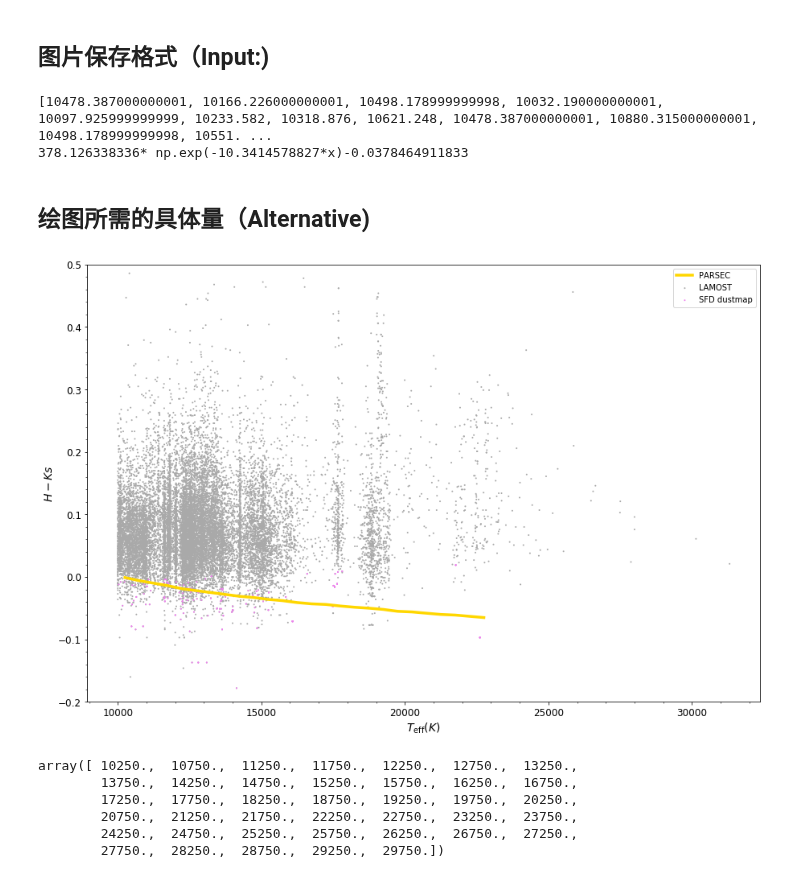
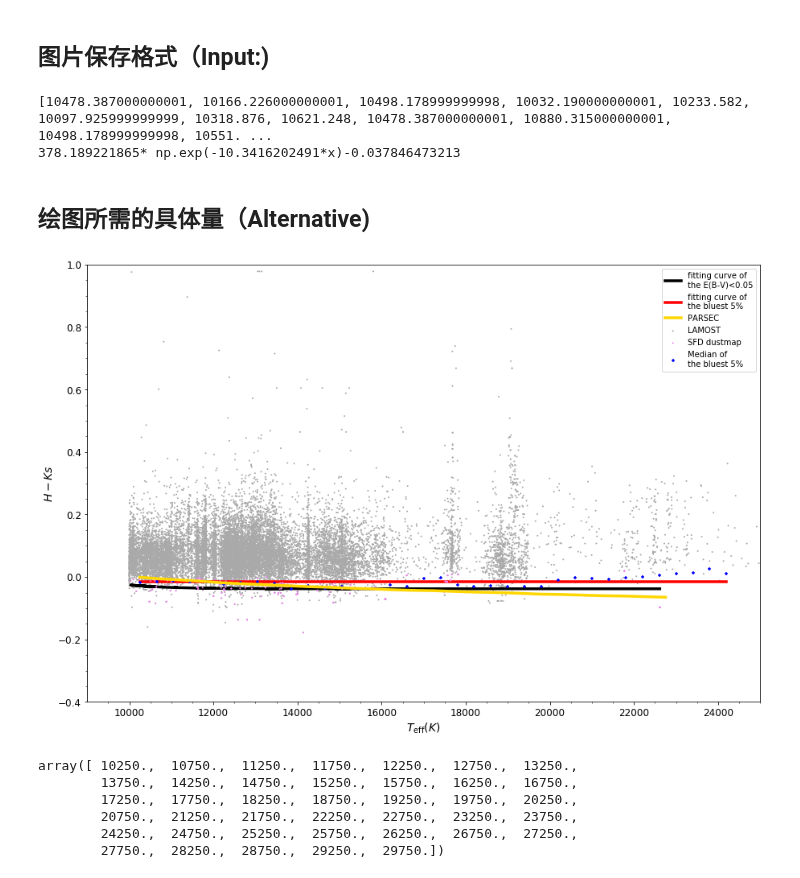
Before and after one commit to DengDingshan/OBIC_serious, a Jupyter notebook: LAMOST_fitcurve_pandas-New2.ipynb, the cells around one changed output. Cells and saved outputs as stored; diff of their text form; code cells hidden in the pictures.

```diff
--- a/LAMOST_fitcurve_pandas-New2.ipynb
+++ b/LAMOST_fitcurve_pandas-New2.ipynb
@@ -41,7 +41,7 @@ data_dir = '/Users/SY/Desktop/obic/data/'
 #data_dir = '/Users/dengdingshan/Documents/data/obic/'
 # %%
 #read as pandas
-starcatalog_fram = pd.read_csv(data_dir + 'new8582_lamost_sfd_2mass.csv')
+starcatalog_fram = pd.read_csv(data_dir + 'new8582_lamost_sfd_part_2mass.csv')
 
 ###########
 
@@ -503,6 +503,7 @@ savename5 = save + date_now + cc1 + cc2 + 'FEH'+'Plus'+'8582new'+'.png'
 savename6 = save + date_now + cc1 + cc2 + 'FEH'+'Plus'+'_sdssno'+'.png'
 savename7 = save + date_now + cc1 + cc2 + 'FEH'+'Plus'+'galexyes'+'.png'
 savename8 = save + date_now + cc1 + cc2 + 'FEH'+'Plus'+'8582new'+'pure'+'.png'
+savename9 = save + date_now + cc1 + cc2 + 'FEH'+'Plus'+'8582new'+'part'+'.png'
 # %%
 # plt hist of ebv
 
@@ -527,13 +528,13 @@ print(str(popt_sfd[0])+'* np.exp('+str(-popt_sfd[1])+'*x)'+str(popt_sfd[2])) #
 # print(fitcurve) #在屏幕上打印拟合多项式
 # SFD_vals=fitcurve(SFD_catalog_teff)
 # %% [output]
-[10478.387000000001, 10166.226000000001, 10498.178999999998, 10032.190000000001, 10097.925999999999, 10233.582, 10318.876, 10621.248, 10478.387000000001, 10880.315000000001, 10498.178999999998, 10551. ...
-378.126338336* np.exp(-10.3414578827*x)-0.0378464911833
+[10478.387000000001, 10166.226000000001, 10498.178999999998, 10032.190000000001, 10233.582, 10097.925999999999, 10318.876, 10621.248, 10478.387000000001, 10880.315000000001, 10498.178999999998, 10551. ...
+378.189221865* np.exp(-10.3416202491*x)-0.037846473213
 # %% [markdown]
 ## 绘图所需的具体量（Alternative)
 # %%
 #PLT
-plt.figure(1,figsize=(15, 10))
+ax = plt.figure(1,figsize=(15, 10))
 plt.xlabel('$T_\mathrm{eff}(K)$',fontsize=14)
 plt.ylabel(ylabel,fontsize=14)
 
@@ -545,45 +546,46 @@ plt.scatter(starcatalog_fram_fil[teff], starcatalog_fram_fil[color1]-starcatalog
 plt.scatter(SFD_catalog_teff,SFD_catalog_color,alpha=1,edgecolors='None',c='violet',s=4,label='SFD dustmap',zorder=2)
 
 # SFD fitcurve
-#plt.plot(SFD_catalog_teff, SFD_vals, c='black',linewidth = 3.5,label='fitting curve of \nthe E(B-V)<0.05',zorder=1)
+plt.plot(SFD_catalog_teff, SFD_vals, c='black',linewidth = 3.5,label='fitting curve of \nthe E(B-V)<0.05',zorder=1)
 
 # ic plot from blue edge
-#plt.plot(int_teff, colorvals, c='r',linewidth = 3.5,label='fitting curve of \nthe bluest 5%',zorder=1,alpha=1)
+plt.plot(int_teff, colorvals, c='r',linewidth = 3.5,label='fitting curve of \nthe bluest 5%',zorder=1,alpha=1)
 
 # ic from blue edge
-#plt.scatter(int_teff, int_color, edgecolors='None',c='b', marker = '+',s=11,label='Median of\nthe bluest 5%',zorder=2)
+plt.scatter(int_teff, int_color, edgecolors='None',c='b', marker = '+',s=11,label='Median of\nthe bluest 5%',zorder=2)
 
 # ic from Allen's work
 # plt.scatter(BBFrame_fil['Teff'],BBFrame_fil['J-H'],c='lime',s=11,label='Allen',zorder=2)
 
 #ic from parsec
 #plt.scatter(parsec_teff,parsec_color,c='gold',s=5,label='PARSEC',zorder=2)
 plt.plot(parsec_teff, parsec_color, c='gold',linewidth = 3.5,label='PARSEC',zorder=2,alpha=1)
 ### Draw the plot
 
 # plt.xlabel('$T_\mathrm{eff}$'); plt.ylabel(ylabel)
 #plt.scatter(BBFrame_fil['Teff'],BBFrame_fil['J-H'],c='lightgreen',s=15,label='Allen')
 
 plt.legend(loc='upper right')
 #new_ticks = np.linspace(-1,2,7)
 #plt.yticks(new_ticks)
 
 # plt.ylim(np.min(starcatalog_fram_fil[color1] - starcatalog_fram_fil[color2]) - 0.5,\
 #         np.max(starcatalog_fram_fil[color1] - starcatalog_fram_fil[color2]))
 #plt.ylim(np.min(starcatalog_fram_fil[color1] - starcatalog_fram_fil[color2]) - 0.5,\
 #       4)
 
 plt.xticks(fontsize=12)
 plt.yticks(fontsize=12)
 # plt.savefig(savename1,dpi=200)
 plt.minorticks_on()
-plt.ylim(-0.2,0.5)
-#plt.xlim(10000,21000)
-plt.savefig(savename8,dpi=200)
+plt.ylim(-0.4,1)
+plt.yticks([-0.4,-0.2,0,0.2,0.4,0.6,0.8,1])
+plt.xlim(9000,25000)
+plt.savefig(savename9,dpi=200)
 
 plt.show()
 # %% [output]
-[figure, old version]
+[figure, new version]
 # %%
 parsec_teff
 # %% [output]
```
Also changed, not shown: parts of 1 cell of this notebook.
